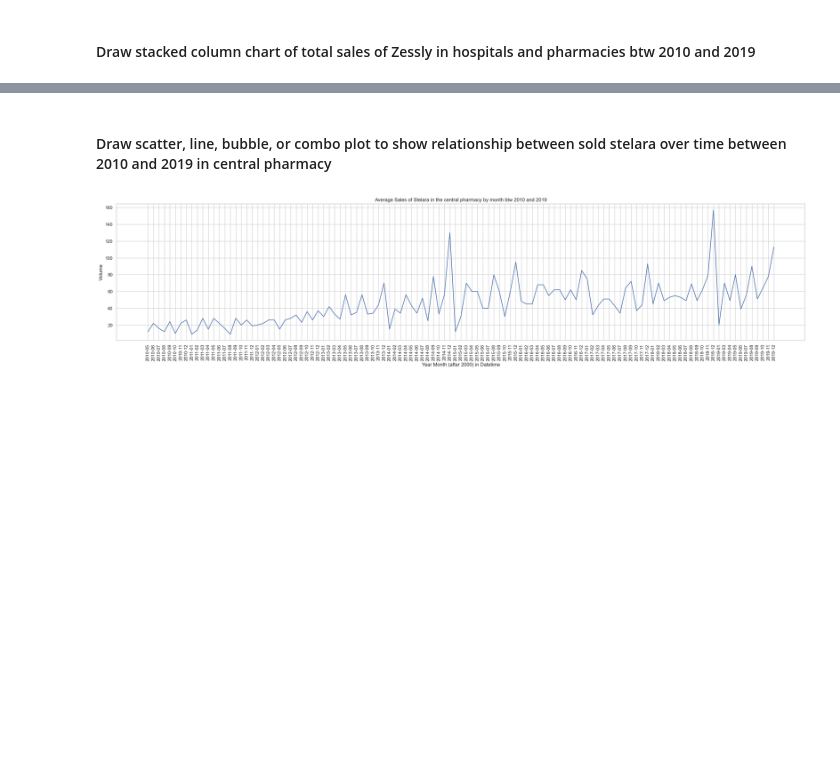
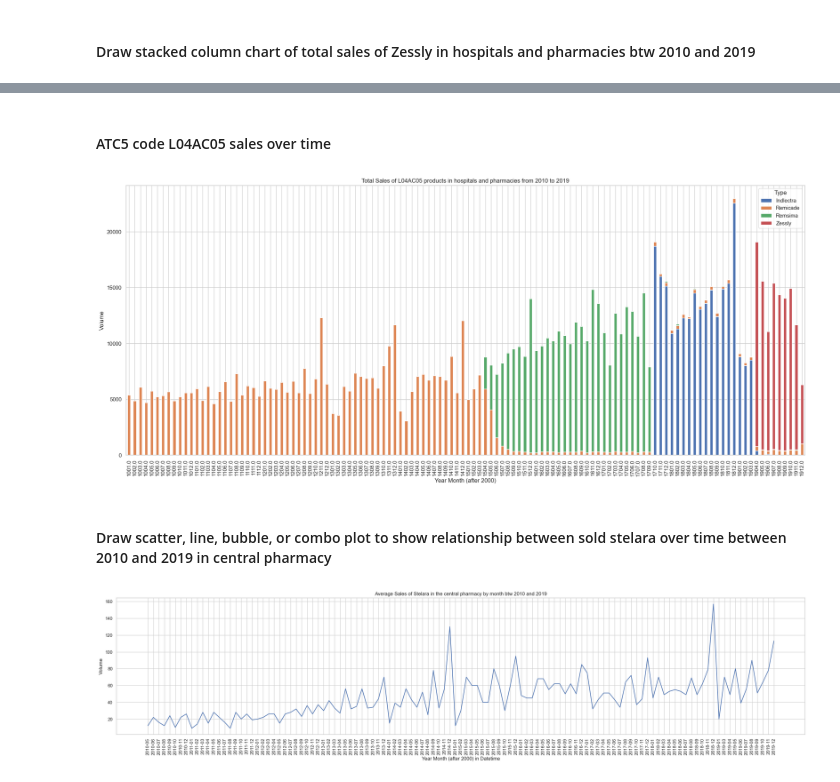
Before and after one commit to Alaa0129/Indication-Insights, a Jupyter notebook: src/Sales_Insight/1_Visualizations.ipynb, the cells around one changed output, grey strips where cells are left out. Saved outputs shown, nothing was run; the diff lists cells and outputs as text; code cells hidden in the pictures; blank space fills up the shorter version.

```diff
--- a/src/Sales_Insight/1_Visualizations.ipynb
+++ b/src/Sales_Insight/1_Visualizations.ipynb
@@ -117,3 +82,19 @@ plt.show()
+# %% [markdown]
+#### ATC5 code L04AC05 sales over time
+# %%
+# Pivot the data
+pivot_df_zessly = DfYearAndL04AC05SortedWithTypes.pivot_table(index='Year Month (after 2000)', columns='Type', values='Volume', aggfunc='sum').fillna(0)
+
+# Plot the stacked column chart
+pivot_df_zessly.plot(kind='bar', stacked=True, figsize=(25, 10))
+plt.xticks(rotation=90)
+plt.title('Total Sales of L04AC05 products in hospitals and pharmacies from 2010 to 2019')
+plt.ylabel('Volume')
+plt.xlabel('Year Month (after 2000)')
+plt.legend(title='Type')
+plt.show()
+# %% [output]
+[figure, added]
 # %% [markdown]
 #### Draw scatter, line, bubble, or combo plot to show relationship between sold stelara over time between 2010 and 2019 in central pharmacy
 # %%
```
Also changed, not shown: parts of 8 cells of this notebook, 2 other files.
